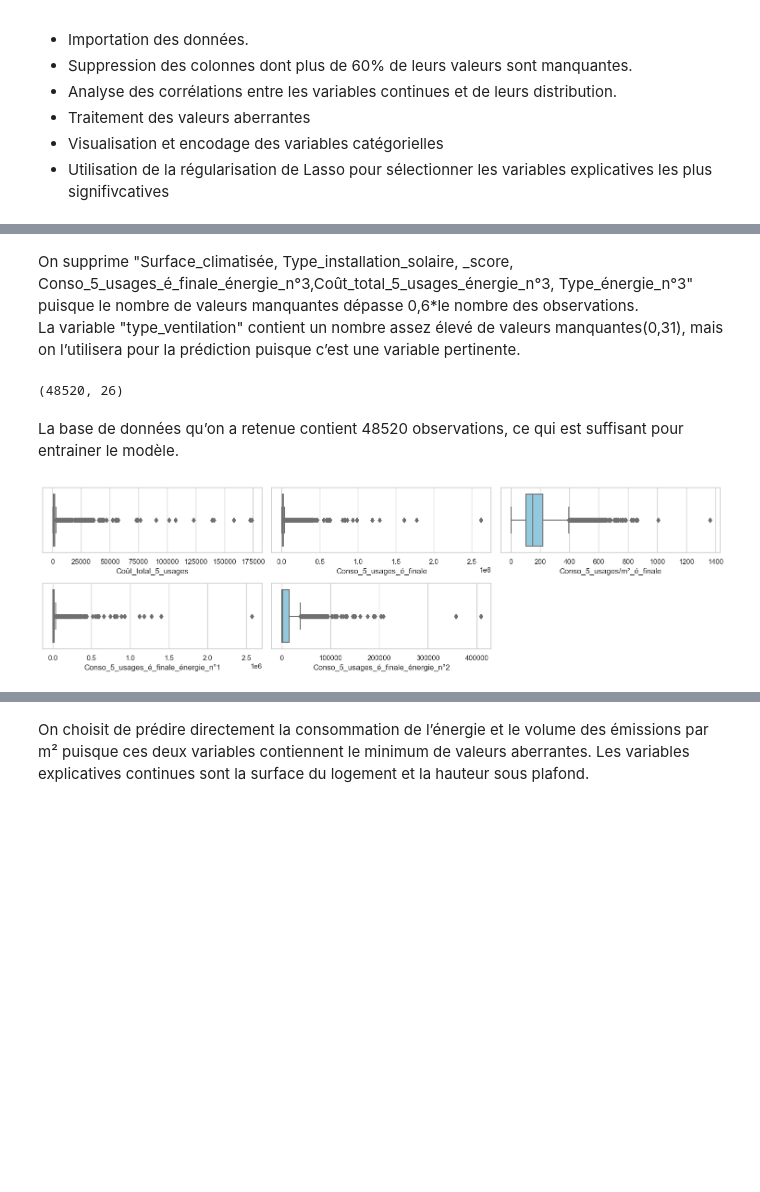
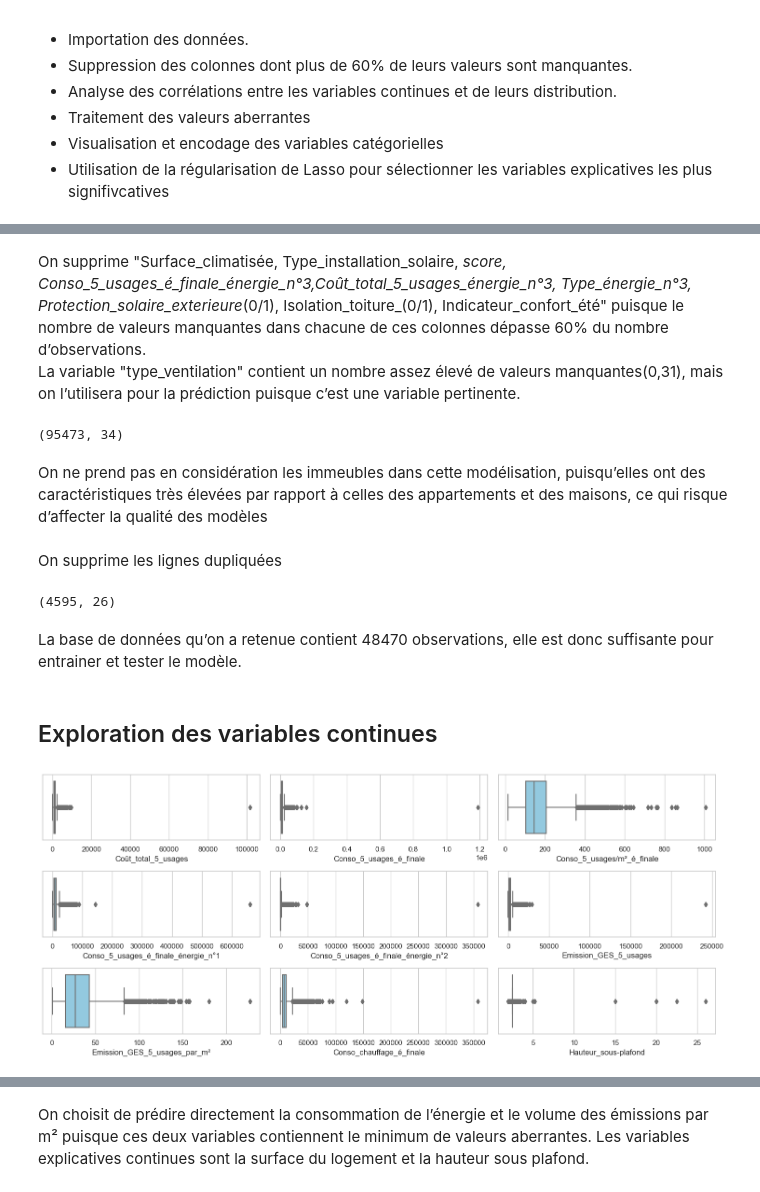
Before and after one commit to LACHQER-Wiam/Projet-Python, a Jupyter notebook: data.ipynb, the cells around one changed output, grey strips where cells are left out. Cells and saved outputs as stored; diff of their text form; code cells hidden in the pictures; blank space fills up the shorter version.

Commit message:
lignes dupliquées et fetch data corrigée

```diff
--- a/data.ipynb
+++ b/data.ipynb
@@ -226,7 +233,10 @@ chosen_variables=['Type_énergie_n°1',
                   'Type_installation_ECS',
                   'Type_installation_solaire',
                   'Surface_climatisée',
-                  'Type_ventilation']
+                  'Type_ventilation',
+                  'Protection_solaire_exterieure_(0/1)',
+                  'Isolation_toiture_(0/1)',
+                  'Indicateur_confort_été']
 
-df_DPE = fetchdata.get_dpe(chosen_variables, size =100000)
+df1 = fetchdata.get_dpe(chosen_variables, size =100000)
 # %% [output]
@@ -243,3 +260,5 @@ Fetched 100000 observations
+# %%
+df1 = df1.drop_duplicates()
 # %%
 import eda
 
@@ -265,5 +284,5 @@ eda.create_unique(df_DPE)
 # %% [markdown]
-On supprime "Surface_climatisée, Type_installation_solaire, _score, Conso_5_usages_é_finale_énergie_n°3,Coût_total_5_usages_énergie_n°3, Type_énergie_n°3" puisque le nombre de valeurs manquantes dépasse 0,6*le nombre des observations.\
+On supprime "Surface_climatisée, Type_installation_solaire, _score, Conso_5_usages_é_finale_énergie_n°3,Coût_total_5_usages_énergie_n°3, Type_énergie_n°3, Protection_solaire_exterieure_(0/1), Isolation_toiture_(0/1), Indicateur_confort_été" puisque le nombre de valeurs manquantes dans chacune de ces colonnes dépasse 60% du nombre d’observations.\
 La variable "type_ventilation" contient un nombre assez élevé de valeurs manquantes(0,31), mais on l’utilisera pour la prédiction puisque c’est une variable pertinente.
 # %%
 # Suppression des colonnes
@@ -272,7 +291,14 @@ cols_to_drop = ["Surface_climatisée",
                 "Type_installation_solaire",
                 "_score",
                 "Conso_5_usages_é_finale_énergie_n°3",
-                "Type_énergie_n°3"]
+                "Type_énergie_n°3",
+                'Protection_solaire_exterieure_(0/1)',
+                'Isolation_toiture_(0/1)',
+                'Indicateur_confort_été']
 
-df = df_DPE.drop(cols_to_drop, axis=1, inplace=False)
+df = df1.drop(cols_to_drop, axis=1, inplace=False)
+# %%
+df1.shape
+# %% [output]
+(95473, 34)
 # %%
@@ -280,14 +306,22 @@ df = df_DPE.drop(cols_to_drop, axis=1, inplace=False)
 
 df = df.dropna(axis=0, how='any')
+# %% [markdown]
+On ne prend pas en considération les immeubles dans cette modélisation, puisqu’elles ont des caractéristiques très élevées par rapport à celles des appartements et des maisons, ce qui risque d’affecter la qualité des modèles
+# %%
+df = df[df['Type_bâtiment']!="immeuble"]
+# %% [markdown]
+On supprime les lignes dupliquées
 # %%
 df.shape
 # %% [output]
-(48520, 26)
+(4595, 26)
 # %% [markdown]
-La base de données qu’on a retenue contient 48520 observations, ce qui est suffisant pour entrainer le modèle.
+La base de données qu’on a retenue contient 48470 observations, elle est donc suffisante pour entrainer et tester le modèle.
+# %% [markdown]
+## Exploration des variables continues
 # %%
 continuous_variables =['Coût_total_5_usages','Conso_5_usages_é_finale','Conso_5_usages/m²_é_finale','Conso_5_usages_é_finale_énergie_n°1','Conso_5_usages_é_finale_énergie_n°2', 'Emission_GES_5_usages','Emission_GES_5_usages_par_m²','Conso_chauffage_é_finale','Hauteur_sous-plafond','Surface_habitable_logement']
 
-eda.boxplot(df_DPE,continuous_variables)
+eda.boxplot(df,continuous_variables)
 # %% [output]
-[figure, old version]
+[figure, new version]
```
Also changed, not shown: parts of 32 cells of this notebook, 2 other files.
